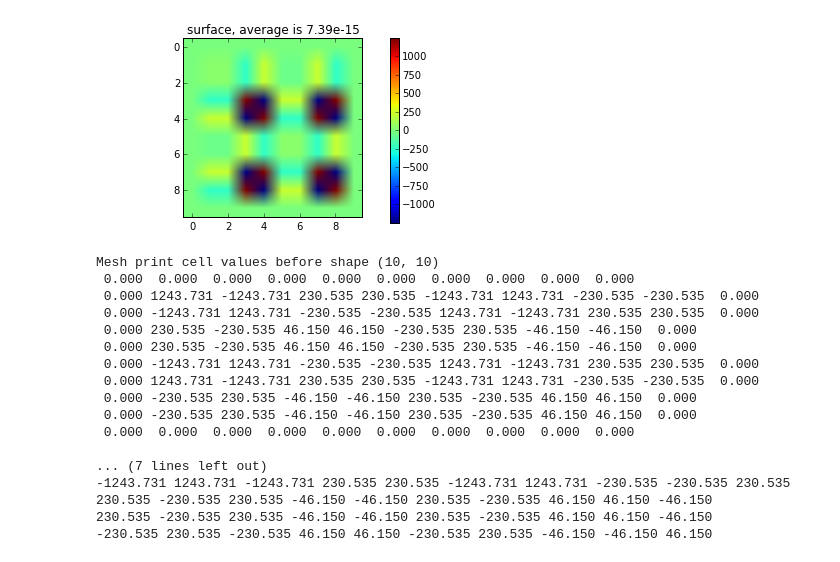
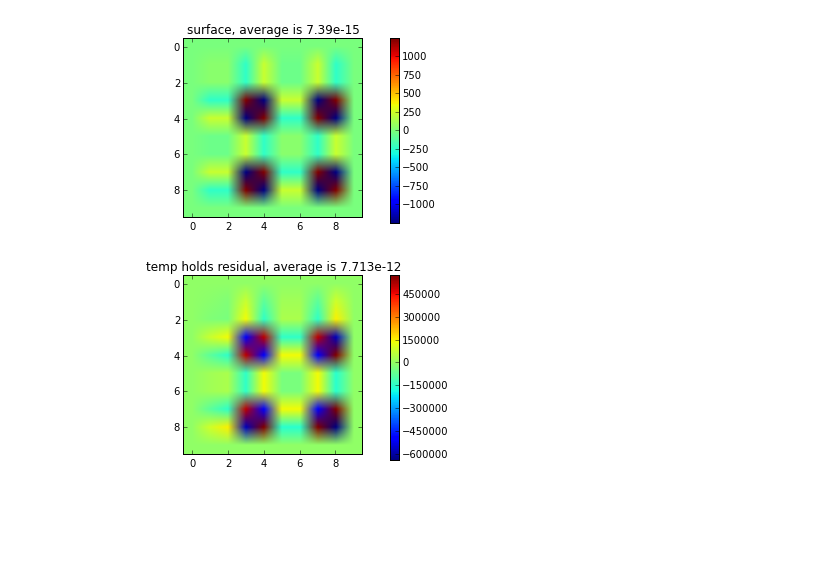
Before and after one commit to ucb-sejits/pygmg, a Jupyter notebook: notebooks/SimpleSolver-V-Cycle-Breakdown.ipynb, the cells around one changed output. Saved outputs shown, nothing was run; the diff lists cells and outputs as text; code cells hidden in the pictures; blank space fills up the shorter version.

```diff
--- a/notebooks/SimpleSolver-V-Cycle-Breakdown.ipynb
+++ b/notebooks/SimpleSolver-V-Cycle-Breakdown.ipynb
@@ -56,26 +56,8 @@ plot(level.cell_values)
 smoother iterations 2
 [figure]
 # %%
-level.cell_values.print('cell values before')
+# level.cell_values.print('cell values before')
 solver.residual.run(level, level.temp, level.cell_values, level.right_hand_side)
-# plot(level.cell_values, title="cell values")
-# plot(level.temp, title="temp--residual")
-level.cell_values.print('cell values after')
+plot(level.temp, title="temp holds residual")
 # %% [output]
-Mesh print cell values before shape (10, 10)
- 0.000  0.000  0.000  0.000  0.000  0.000  0.000  0.000  0.000  0.000
- 0.000 1243.731 -1243.731 230.535 230.535 -1243.731 1243.731 -230.535 -230.535  0.000
- 0.000 -1243.731 1243.731 -230.535 -230.535 1243.731 -1243.731 230.535 230.535  0.000
- 0.000 230.535 -230.535 46.150 46.150 -230.535 230.535 -46.150 -46.150  0.000
- 0.000 230.535 -230.535 46.150 46.150 -230.535 230.535 -46.150 -46.150  0.000
- 0.000 -1243.731 1243.731 -230.535 -230.535 1243.731 -1243.731 230.535 230.535  0.000
- 0.000 1243.731 -1243.731 230.535 230.535 -1243.731 1243.731 -230.535 -230.535  0.000
- 0.000 -230.535 230.535 -46.150 -46.150 230.535 -230.535 46.150 46.150  0.000
- 0.000 -230.535 230.535 -46.150 -46.150 230.535 -230.535 46.150 46.150  0.000
- 0.000  0.000  0.000  0.000  0.000  0.000  0.000  0.000  0.000  0.000
-
-... (7 lines left out)
--1243.731 1243.731 -1243.731 230.535 230.535 -1243.731 1243.731 -230.535 -230.535 230.535
-230.535 -230.535 230.535 -46.150 -46.150 230.535 -230.535 46.150 46.150 -46.150
-230.535 -230.535 230.535 -46.150 -46.150 230.535 -230.535 46.150 46.150 -46.150
--230.535 230.535 -230.535 46.150 46.150 -230.535 230.535 -46.150 -46.150 46.150
+[figure, added]
```
Also changed, not shown: parts of 2 cells of this notebook, 3 other files.
